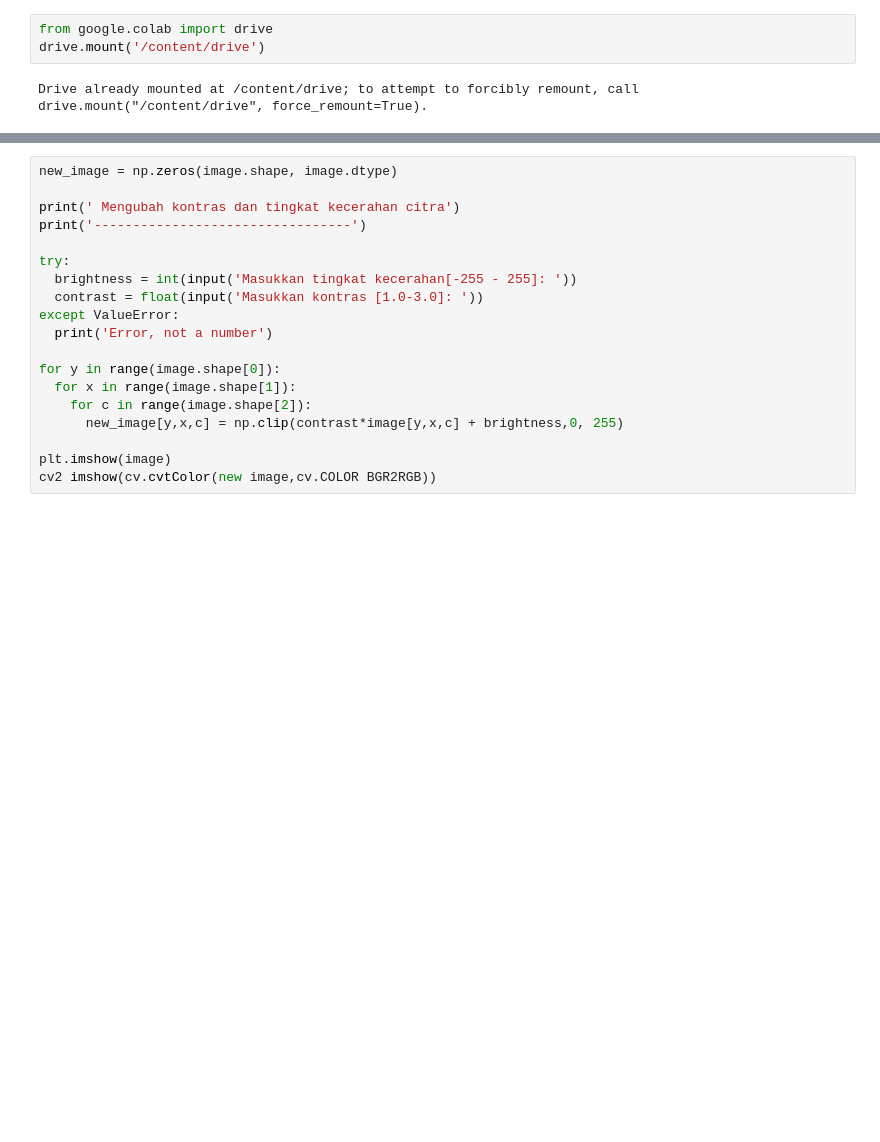
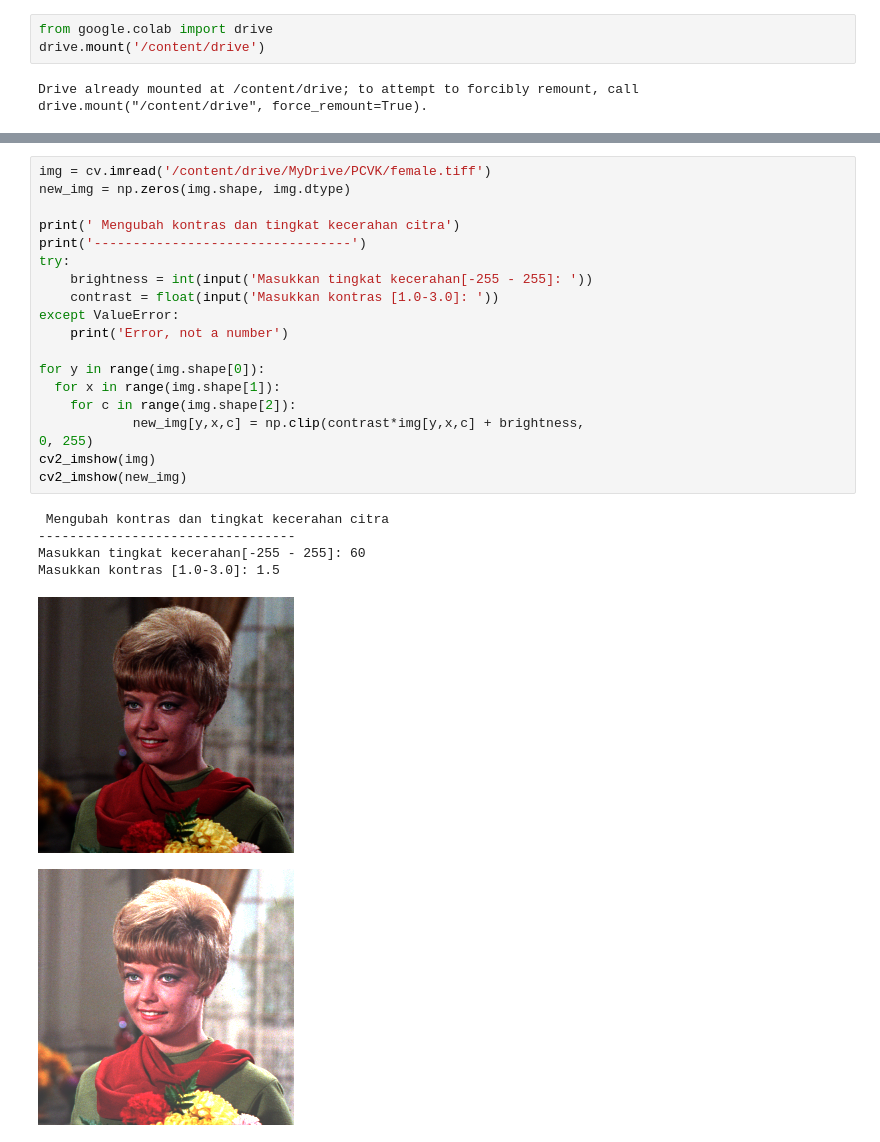
Before and after one commit to BagasPramana/PCVK_Genap_2021, a Jupyter notebook: Week3.ipynb, the cells around one changed output, grey strips where cells are left out. Drawn from its saved outputs; the diff is of its cells as text; blank space fills up the shorter version.

```diff
--- a/Week3.ipynb
+++ b/Week3.ipynb
@@ -35,19 +38,26 @@ cv2_imshow(final_frame)
 # %%
-new_image = np.zeros(image.shape, image.dtype)
+img = cv.imread('/content/drive/MyDrive/PCVK/female.tiff')
+new_img = np.zeros(img.shape, img.dtype)
 
 print(' Mengubah kontras dan tingkat kecerahan citra')
 print('---------------------------------')
+try:
+    brightness = int(input('Masukkan tingkat kecerahan[-255 - 255]: '))
+    contrast = float(input('Masukkan kontras [1.0-3.0]: '))
+except ValueError:
+    print('Error, not a number')
 
-try:
-  brightness = int(input('Masukkan tingkat kecerahan[-255 - 255]: '))
-  contrast = float(input('Masukkan kontras [1.0-3.0]: '))
-except ValueError:
-  print('Error, not a number')
-
-for y in range(image.shape[0]):
-  for x in range(image.shape[1]):
-    for c in range(image.shape[2]):
-      new_image[y,x,c] = np.clip(contrast*image[y,x,c] + brightness,0, 255)
-
-plt.imshow(image)
-cv2 imshow(cv.cvtColor(new image,cv.COLOR BGR2RGB))
+for y in range(img.shape[0]):
+  for x in range(img.shape[1]):
+    for c in range(img.shape[2]):
+            new_img[y,x,c] = np.clip(contrast*img[y,x,c] + brightness,
+0, 255)
+cv2_imshow(img)
+cv2_imshow(new_img)
+# %% [output]
+ Mengubah kontras dan tingkat kecerahan citra
+---------------------------------
+Masukkan tingkat kecerahan[-255 - 255]: 60
+Masukkan kontras [1.0-3.0]: 1.5
+[figure, added]
+[figure, added]
```
Also changed, not shown: parts of 6 cells of this notebook.
